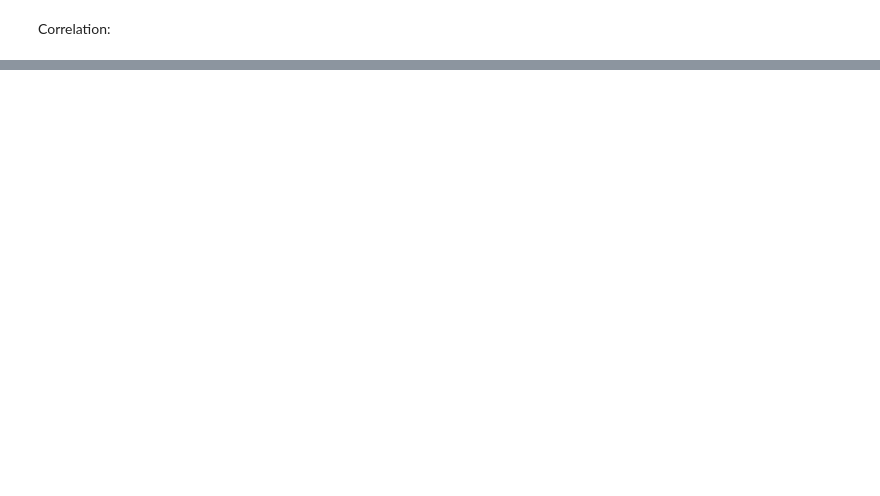
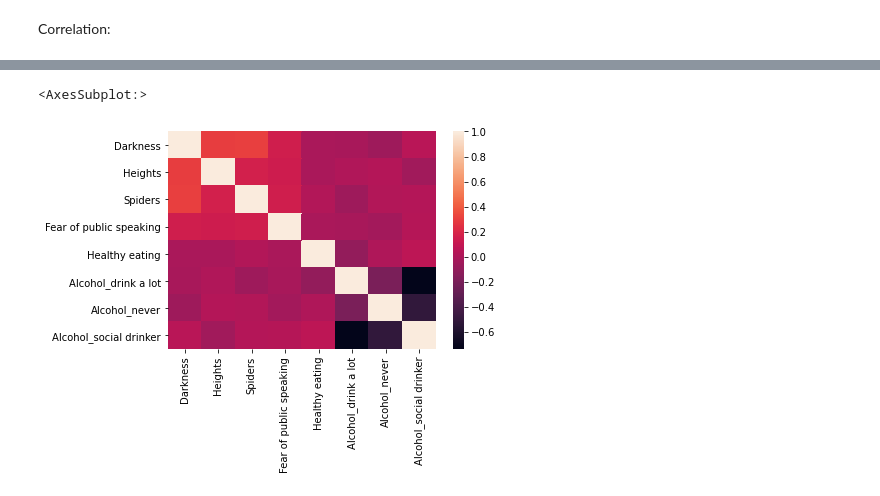
Before and after one commit to olghab/dataScienceProject1, a Jupyter notebook: youngPeopleSurvey_analysis.ipynb, the cells around one changed output, grey strips where cells are left out. Cells and saved outputs as stored; diff of their text form; code cells hidden in the pictures; blank space fills up the shorter version.

```diff
--- a/youngPeopleSurvey_analysis.ipynb
+++ b/youngPeopleSurvey_analysis.ipynb
@@ -141,0 +213,5 @@ sns.heatmap(corr1)
+# %%
+# HEALTH HABITS are just after phobias and there are three columns
+phobias_last_idx = phobias_first_idx+10
+health_data = df.iloc[:, (phobias_last_idx + 1): (phobias_last_idx + 3)]
+health_data.head()
@@ -141,0 +225,7 @@ sns.heatmap(corr1)
+# %%
+phobias_alcohol_data = pd.concat([phobias_data,health_data], axis = 1)
+# get rid of empty cells:
+phobias_alcohol_data[phobias_alcohol_data.columns].replace('', np.nan)
+phobias_alcohol_data = phobias_alcohol_data.dropna(subset=phobias_alcohol_data.columns,how='any')
+print(phobias_alcohol_data.shape)
+phobias_alcohol_data.head()
@@ -141,0 +248,5 @@ sns.heatmap(corr1)
+# %%
+# get dummies for categorical variables
+phobias_alcohol_data = pd.get_dummies(phobias_alcohol_data, columns = ["Alcohol"])
+print("Size: ", phobias_alcohol_data.shape)
+phobias_alcohol_data.head()
@@ -141,0 +261,3 @@ sns.heatmap(corr1)
+# %%
+corr2 = phobias_alcohol_data.corr()
+corr2.head()
@@ -141,0 +271,5 @@ sns.heatmap(corr1)
+# %%
+sns.heatmap(corr2)
+# %% [output]
+<AxesSubplot:>
+[figure, added]
```
Also changed, not shown: parts of 21 cells of this notebook.
